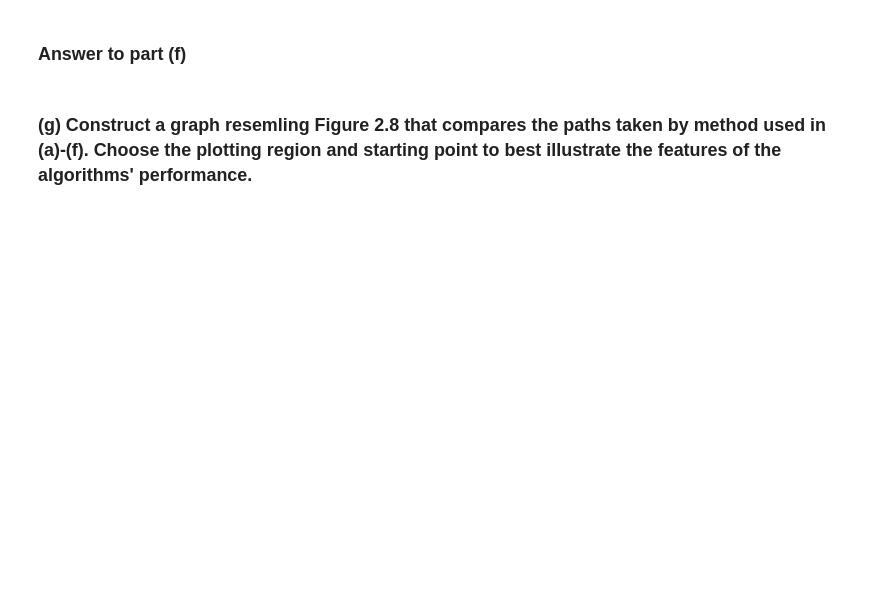
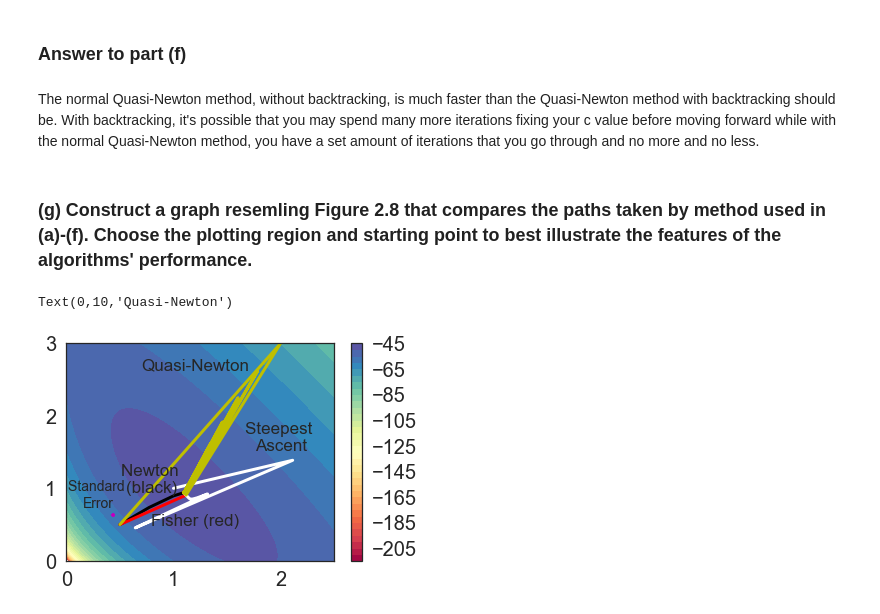
Before and after one commit to rachelsingleton/Math472, a Jupyter notebook: Singleton_HW4.ipynb, the cells around one changed output. Saved outputs shown, nothing was run; the diff lists cells and outputs as text; code cells hidden in the pictures; blank space fills up the shorter version.

```diff
--- a/Singleton_HW4.ipynb
+++ b/Singleton_HW4.ipynb
@@ -200,9 +216,14 @@ Between Newton's Method and Fisher Scoring, Newton's was more efficient because
 diags = []
 values = []
 list = []
+x_error = []
+y_error = []
+
 for i in range(len(fisher_error)):
     val = np.diag(fisher_error[i])
     val = [sqrt(val[0]),sqrt(val[1])]
+    x_error.append(val[0])
+    y_error.append(val[1])
     diags.append(val)
     values = [i,val]
     list.append(values)
@@ -274,4 +360,52 @@ Table of Alphas [0.5,0.5] for Steepest Ascent
 # %% [markdown]
 ### Answer to part (f)
+# %% [markdown]
+The normal Quasi-Newton method, without backtracking, is much faster than the Quasi-Newton method with backtracking should be. With backtracking, it's possible that you may spend many more iterations fixing your c value before moving forward while with the normal Quasi-Newton method, you have a set amount of iterations that you go through and no more and no less.
 # %% [markdown]
 ### (g) Construct a graph resemling Figure 2.8 that compares the paths taken by method used in (a)-(f). Choose the plotting region and starting point to best illustrate the features of the algorithms' performance.
+# %%
+%matplotlib inline
+import matplotlib.pyplot as plt
+plt.style.use('seaborn-white')
+
+alpha_0 = np.linspace(0, 2.5, 100)
+alpha_1 = np.linspace(0, 3, 100)
+
+# make a meshgrid
+a_0, a_1 = np.meshgrid(alpha_0, alpha_1)
+
+Zmesh = np.zeros((a_0.shape[0],a_1.shape[0]))
+
+alpha = np.asarray([0.5,0.5]).reshape((2,1))
+
+def likeli(N,b,alpha_1,alpha_2):
+    total = []
+    alpha = np.array([alpha_1,alpha_2]).reshape(2,1)
+    for i in range(26):
+        b_i = b[i].reshape((2,1))
+        total.append(N[i]*np.log(alpha.T.dot(b_i)) - np.log(np.math.factorial(N[i])) - (alpha.T.dot(b_i)))
+    total = np.asarray(total)
+    summation = total.sum(axis=0)
+    return summation
+
+for i in range(a_0.shape[0]):
+    for j in range(a_1.shape[0]):
+        a0 = a_0[i,j]; a1 = a_1[i,j]
+        Zmesh[i,j]=likeli(N,b,a0,a1)
+
+
+plt.contourf(a_0,a_1,Zmesh, 40, cmap='Spectral')
+plt.colorbar()
+plt.plot(x_newton,y_newton,'k-')
+plt.plot(x_fisher,y_fisher,'r-')
+plt.plot(x_error,y_error,'m-')
+plt.plot(x_ascent,y_ascent,'w-')
+plt.plot(x_quasi,y_quasi,'y-')
+plt.annotate('Newton \n(black)', (0.8,0.8),textcoords="offset points", xytext=(0,10), ha='center',fontsize=17)
+plt.annotate('Fisher (red)', (1.2,0.35),textcoords="offset points", xytext=(0,10), ha='center',fontsize=17)
+plt.annotate('Standard \nError', (0.3,0.6),textcoords="offset points", xytext=(0,10), ha='center',fontsize=14)
+plt.annotate('Steepest \nAscent', (2,1.38),textcoords="offset points", xytext=(0,10), ha='center',fontsize=17)
+plt.annotate('Quasi-Newton', (1.2,2.5),textcoords="offset points", xytext=(0,10), ha='center',fontsize=17)
+# %% [output]
+Text(0,10,'Quasi-Newton')
+[figure, added]
```
Also changed, not shown: parts of 4 cells of this notebook, 2 other files.
